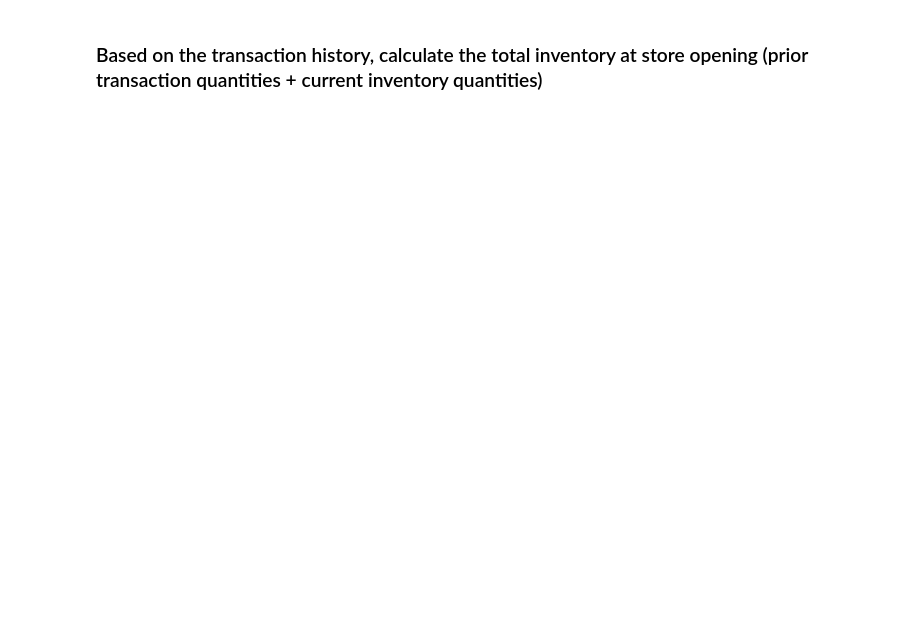
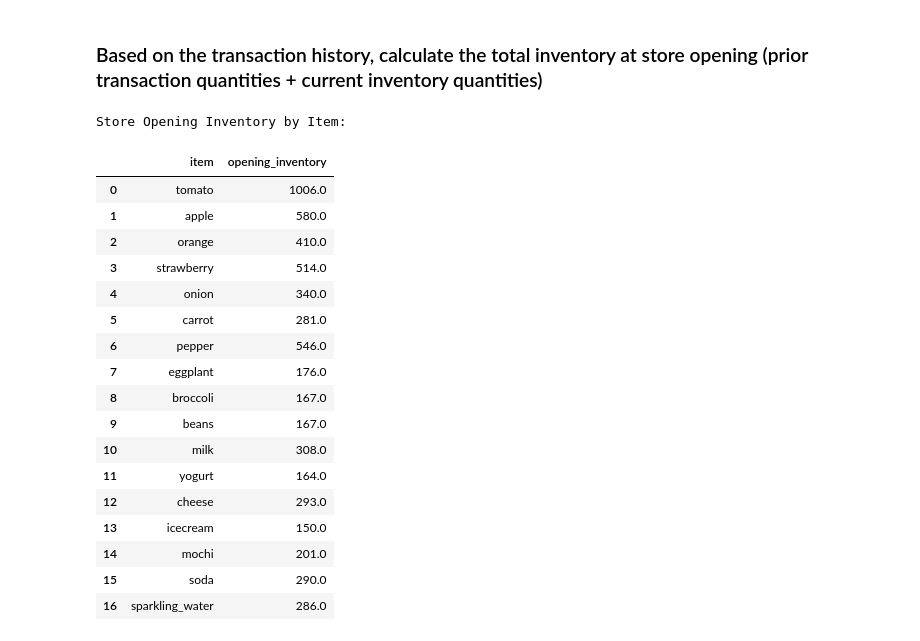
Before and after one commit to swapnilbotu/FLCMLBootcamp25Swapnil, a Jupyter notebook: 4_DataScience_TakeHome.ipynb, the cells around one changed output. Cells and saved outputs as stored; diff of their text form; code cells hidden in the pictures; blank space fills up the shorter version.

```diff
--- a/4_DataScience_TakeHome.ipynb
+++ b/4_DataScience_TakeHome.ipynb
@@ -121,0 +235,34 @@ except (ValueError, KeyError) as e:
+# %%
+# Write code here...
+# First, compute the total quantity sold per item from the transactions
+sold_df = pd.Series(item_sales, name='sold_quantity').reset_index().rename(columns={'index': 'item'})
+
+# Merge with inventory data (current inventory available)
+opening_inventory_df = pd.merge(inventory_df, sold_df, on='item', how='left')
+opening_inventory_df['sold_quantity'] = opening_inventory_df['sold_quantity'].fillna(0)
+
+# Calculate store opening inventory per item (current inventory + sold quantities)
+opening_inventory_df['opening_inventory'] = opening_inventory_df['quantity'] + opening_inventory_df['sold_quantity']
+
+print("Store Opening Inventory by Item:")
+display(opening_inventory_df[['item', 'opening_inventory']])
+# %% [output]
+Store Opening Inventory by Item:
+|  | item | opening_inventory |
+| 0 | tomato | 1006.0 |
+| 1 | apple | 580.0 |
+| 2 | orange | 410.0 |
+| 3 | strawberry | 514.0 |
+| 4 | onion | 340.0 |
+| 5 | carrot | 281.0 |
+| 6 | pepper | 546.0 |
+| 7 | eggplant | 176.0 |
+| 8 | broccoli | 167.0 |
+| 9 | beans | 167.0 |
+| 10 | milk | 308.0 |
+| 11 | yogurt | 164.0 |
+| 12 | cheese | 293.0 |
+| 13 | icecream | 150.0 |
+| 14 | mochi | 201.0 |
+| 15 | soda | 290.0 |
+| 16 | sparkling_water | 286.0 |
```
Also changed, not shown: parts of 13 cells of this notebook.
